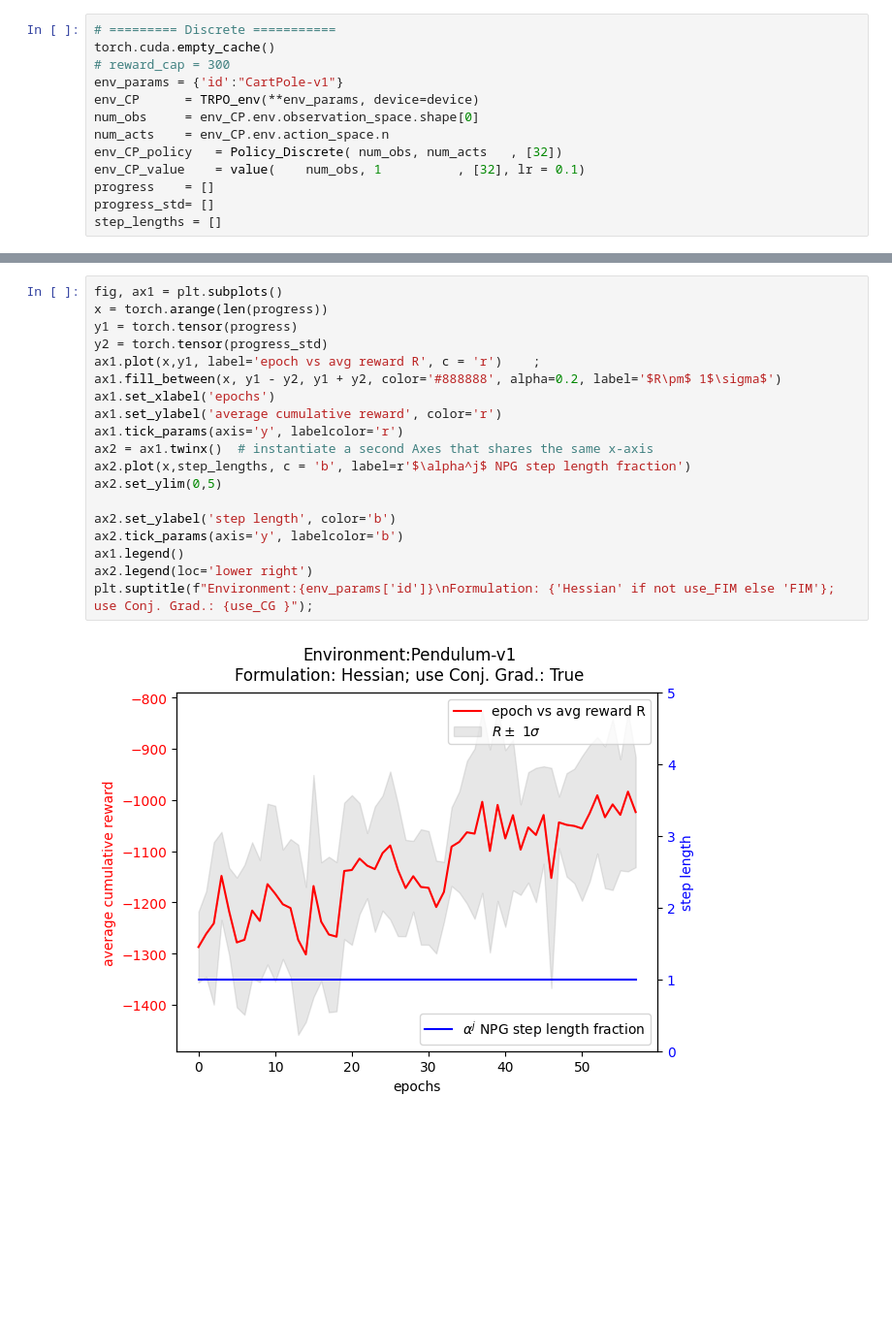
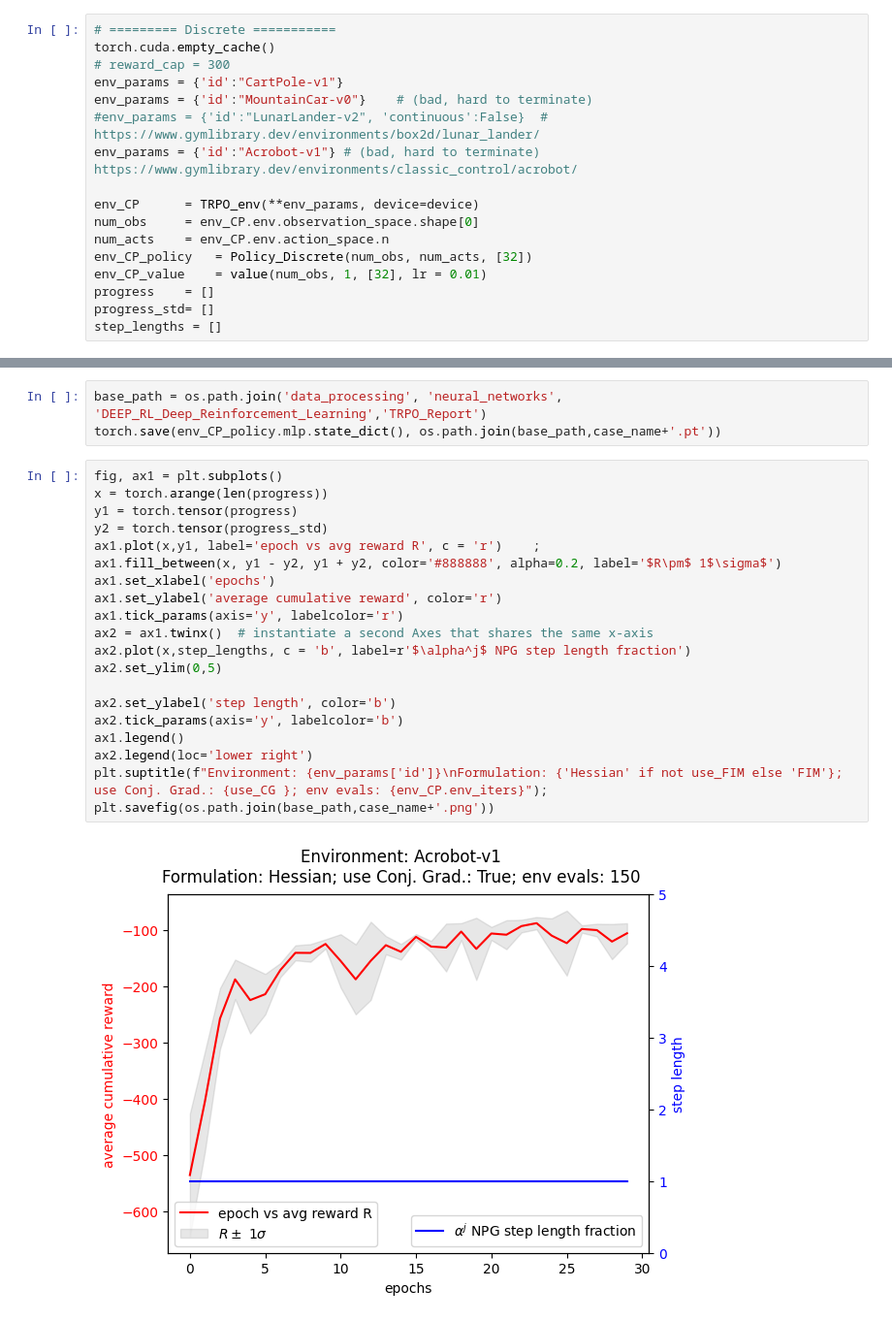
Before and after one commit to ajegorovs/aj_python_tool_lib, a Jupyter notebook: data_processing/neural_networks/DEEP_RL_Deep_Reinforcement_Learning/03_Trust_Region_Policy_implementation copy.ipynb, the cells around one changed output, grey strips where cells are left out. Shown at 97% size. Cells and saved outputs as stored; diff of their text form; blank space fills up the shorter version.

```diff
--- a/data_processing/neural_networks/DEEP_RL_Deep_Reinforcement_Learning/03_Trust_Region_Policy_implementation copy.ipynb
+++ b/data_processing/neural_networks/DEEP_RL_Deep_Reinforcement_Learning/03_Trust_Region_Policy_implementation copy.ipynb
@@ -366,11 +498,15 @@ step_lengths = []
 torch.cuda.empty_cache()
 # reward_cap = 300
 env_params = {'id':"CartPole-v1"}
+env_params = {'id':"MountainCar-v0"}    # (bad, hard to terminate)
+#env_params = {'id':"LunarLander-v2", 'continuous':False}  # https://www.gymlibrary.dev/environments/box2d/lunar_lander/
+env_params = {'id':"Acrobot-v1"} # (bad, hard to terminate) https://www.gymlibrary.dev/environments/classic_control/acrobot/
+
 env_CP      = TRPO_env(**env_params, device=device)
 num_obs     = env_CP.env.observation_space.shape[0]
 num_acts    = env_CP.env.action_space.n
-env_CP_policy   = Policy_Discrete( num_obs, num_acts   , [32])
-env_CP_value    = value(    num_obs, 1          , [32], lr = 0.1)
+env_CP_policy   = Policy_Discrete(num_obs, num_acts, [32])
+env_CP_value    = value(num_obs, 1, [32], lr = 0.01)
 progress    = []
 progress_std= []
 step_lengths = []
@@ -481,21 +639,25 @@ KeyboardInterrupt:
+# %%
+base_path = os.path.join('data_processing', 'neural_networks', 'DEEP_RL_Deep_Reinforcement_Learning','TRPO_Report')
+torch.save(env_CP_policy.mlp.state_dict(), os.path.join(base_path,case_name+'.pt'))
 # %%
 fig, ax1 = plt.subplots()
 x = torch.arange(len(progress))
 y1 = torch.tensor(progress)
 y2 = torch.tensor(progress_std)
 ax1.plot(x,y1, label='epoch vs avg reward R', c = 'r')    ;
 ax1.fill_between(x, y1 - y2, y1 + y2, color='#888888', alpha=0.2, label='$R\pm$ 1$\sigma$')
 ax1.set_xlabel('epochs')
 ax1.set_ylabel('average cumulative reward', color='r')
 ax1.tick_params(axis='y', labelcolor='r')
 ax2 = ax1.twinx()  # instantiate a second Axes that shares the same x-axis
 ax2.plot(x,step_lengths, c = 'b', label=r'$\alpha^j$ NPG step length fraction')
 ax2.set_ylim(0,5)
 
 ax2.set_ylabel('step length', color='b')
 ax2.tick_params(axis='y', labelcolor='b')
 ax1.legend()
 ax2.legend(loc='lower right')
-plt.suptitle(f"Environment:{env_params['id']}\nFormulation: {'Hessian' if not use_FIM else 'FIM'}; use Conj. Grad.: {use_CG }");
+plt.suptitle(f"Environment: {env_params['id']}\nFormulation: {'Hessian' if not use_FIM else 'FIM'}; use Conj. Grad.: {use_CG }; env evals: {env_CP.env_iters}");
+plt.savefig(os.path.join(base_path,case_name+'.png'))
 # %% [output]
-[figure, old version]
+[figure, new version]
```
Also changed, not shown: parts of 15 cells of this notebook, 12 other files.
